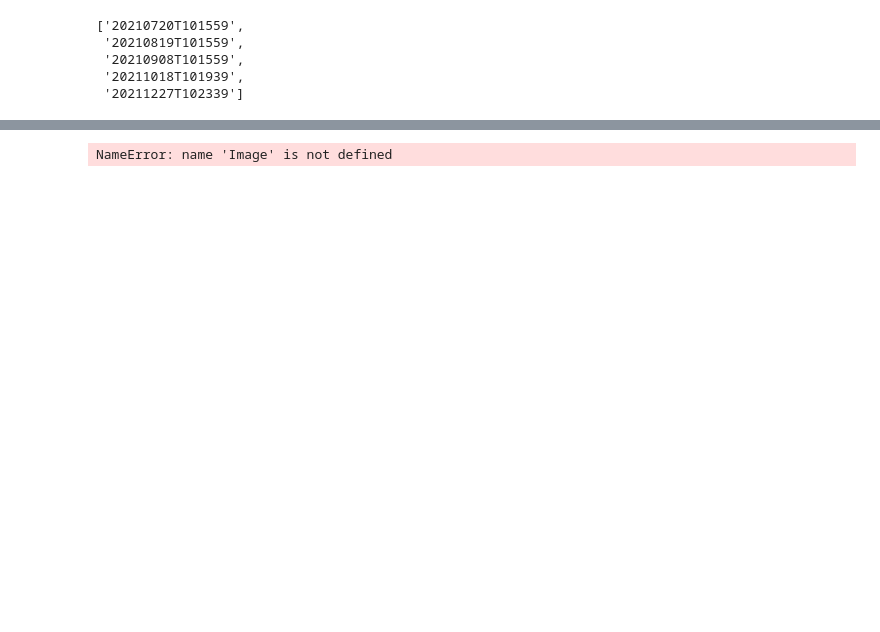
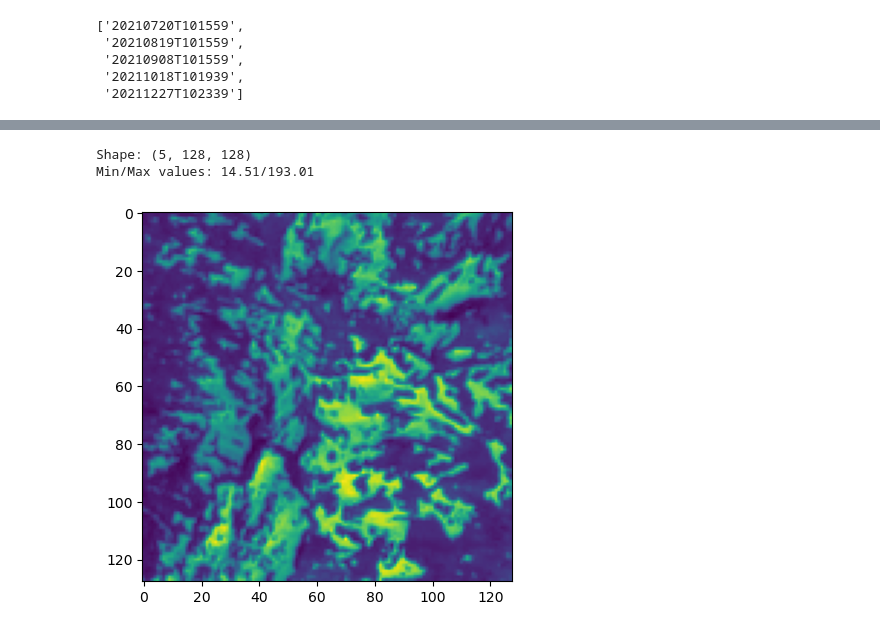
Before and after one commit to wp99cp/bachelor-thesis, a Jupyter notebook: pre-processing/image_splitter/random_sampler.ipynb, the cells around one changed output, grey strips where cells are left out. Drawn from its saved outputs; the diff is of its cells as text; code cells hidden in the pictures; blank space fills up the shorter version.

```diff
--- a/pre-processing/image_splitter/random_sampler.ipynb
+++ b/pre-processing/image_splitter/random_sampler.ipynb
@@ -248,10 +286,19 @@ plt.show()
 # %%
-
 # Open image Nr 4
-img = Image.open(f"{TMP_PATCH_DIR}/masks/1.png")
+img = np.load(f"{TMP_PATCH_DIR}/images/2021-07-20_32.npz")
+img = img['arr_0']
 
 # get unique pixel values
-unique_values = np.unique(np.array(img))
-print(f"Unique values in mask: {unique_values}")
+# unique_values = np.unique(np.array(img))
+# print(f"Unique values in image: {unique_values}")
+
+print(f"Shape: {img.shape}")
+
+# Plot the image
+plt.imshow(img[0, :, :,].astype(np.uint8))
+
+print(f"Min/Max values: {np.round(np.min(img), 2)}/{np.round(np.max(img), 2)}")
 # %% [output]
-NameError: name 'Image' is not defined
+Shape: (5, 128, 128)
+Min/Max values: 14.51/193.01
+[figure, added]
```
Also changed, not shown: parts of 5 cells of this notebook, 8 other files.
